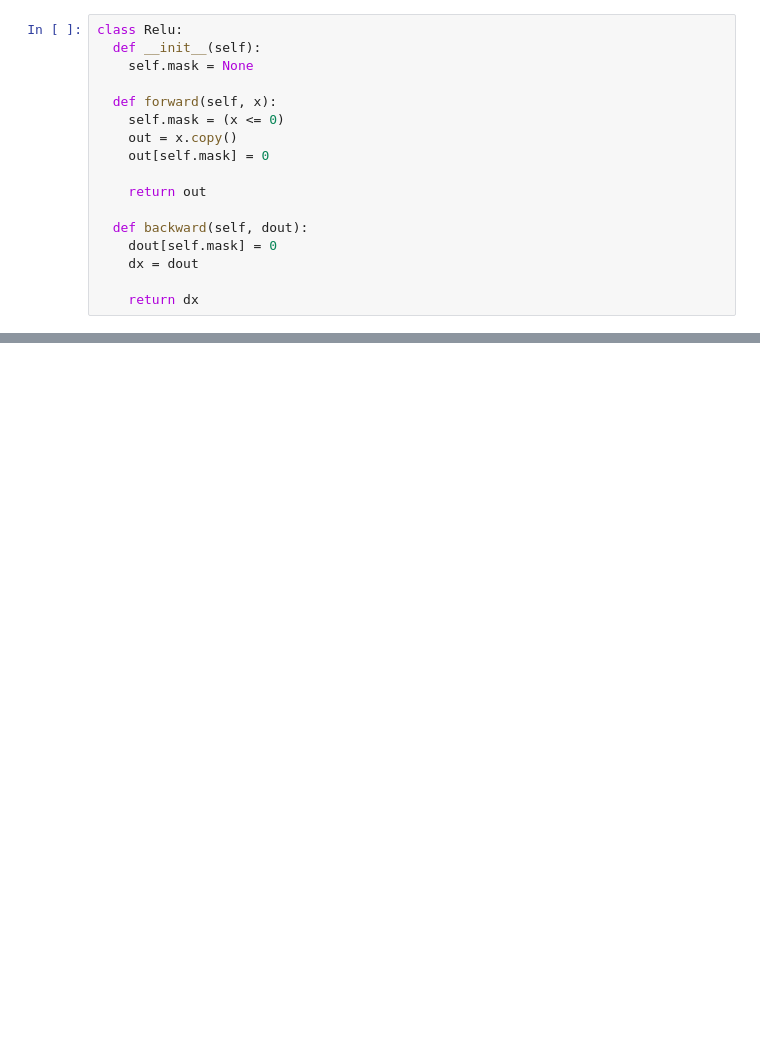
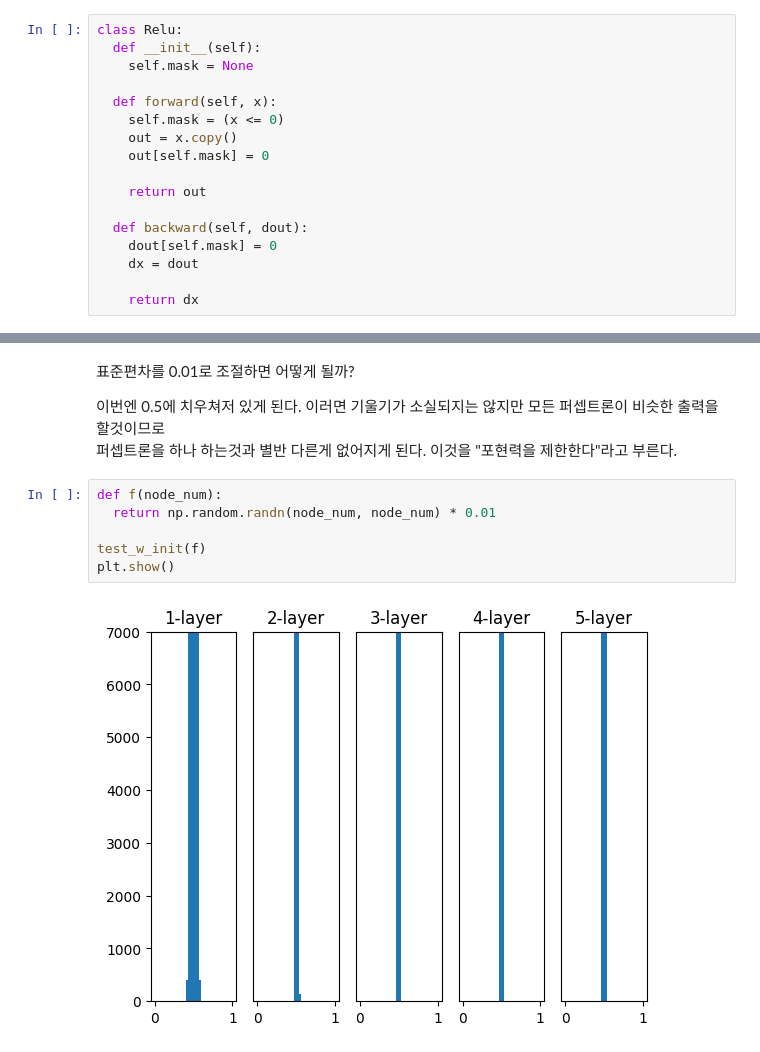
Before and after one commit to pmh-only/dl-learn, a Jupyter notebook: main.ipynb, the cells around one changed output, grey strips where cells are left out. Saved outputs shown, nothing was run; the diff lists cells and outputs as text; blank space fills up the shorter version.

```diff
--- a/main.ipynb
+++ b/main.ipynb
@@ -1279,0 +1593,13 @@ class Relu:
+# %% [markdown]
+표준편차를 0.01로 조절하면 어떻게 될까?
+
+이번엔 0.5에 치우쳐저 있게 된다. 이러면 기울기가 소실되지는 않지만 모든 퍼셉트론이 비슷한 출력을 할것이므로\
+퍼셉트론을 하나 하는것과 별반 다른게 없어지게 된다. 이것을 "포현력을 제한한다"라고 부른다.
+# %%
+def f(node_num):
+  return np.random.randn(node_num, node_num) * 0.01
+
+test_w_init(f)
+plt.show()
+# %% [output]
+[figure, added]
```
Also changed, not shown: parts of 38 cells of this notebook, 5 other files.
